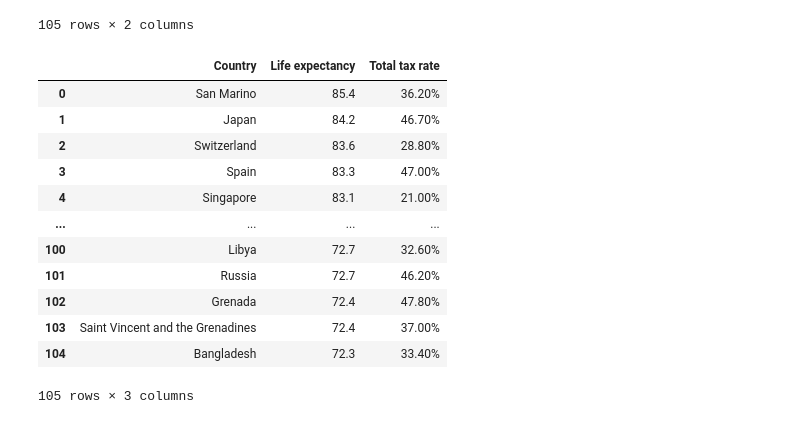
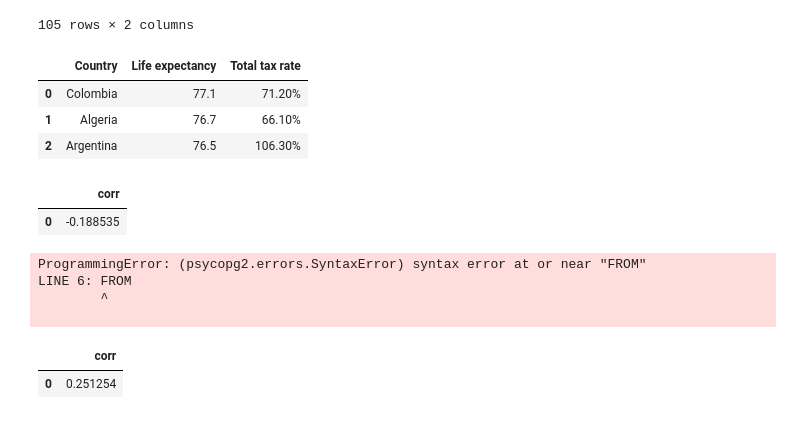
Before and after one commit to myrnamartinelli/world_data_queries, a Jupyter notebook: world_data_analysis.ipynb, the cells around one changed output. Saved outputs shown, nothing was run; the diff lists cells and outputs as text; code cells hidden in the pictures.

```diff
--- a/Untitled-1.ipynb
+++ b/world_data_analysis.ipynb
@@ -395,33 +395,73 @@ pd.read_sql_query(query,engine)
 | 104 | Bangladesh | 72.3 |
 105 rows × 2 columns
 # %%
-#Quais paises estao acima da media de expectativa de vida
+#Quais paises estao acima da media de expectativa de vida e possuem impostos maiores que o brasil
 
 query = """
 SELECT
     "Country",
     "Life expectancy",
     "Total tax rate"
 FROM
     world_data
 WHERE
-    "Life expectancy" > (SELECT AVG("Life expectancy") FROM world_data) AND "Total tax rate" < (SELECT "Total tax rate" FROM world_data WHERE "Country" = 'Brazil')
+    "Life expectancy" > (SELECT AVG("Life expectancy") FROM world_data)
+    AND CAST(REPLACE("Total tax rate", '%%', '') AS double precision) > (SELECT CAST(REPLACE("Total tax rate", '%%', '') AS double precision) FROM world_data WHERE "Country" = 'Brazil')
 ORDER BY
-    "Life expectancy" DESC
+    "Life expectancy" DESC;
+
 """
 
 pd.read_sql_query(query,engine)
 # %% [output]
 |  | Country | Life expectancy | Total tax rate |
-| 0 | San Marino | 85.4 | 36.20% |
-| 1 | Japan | 84.2 | 46.70% |
-| 2 | Switzerland | 83.6 | 28.80% |
-| 3 | Spain | 83.3 | 47.00% |
-| 4 | Singapore | 83.1 | 21.00% |
-| ... | ... | ... | ... |
-| 100 | Libya | 72.7 | 32.60% |
-| 101 | Russia | 72.7 | 46.20% |
-| 102 | Grenada | 72.4 | 47.80% |
-| 103 | Saint Vincent and the Grenadines | 72.4 | 37.00% |
-| 104 | Bangladesh | 72.3 | 33.40% |
+| 0 | Colombia | 77.1 | 71.20% |
+| 1 | Algeria | 76.7 | 66.10% |
+| 2 | Argentina | 76.5 | 106.30% |
-105 rows × 3 columns
+# %%
+#Correlacao entre Life Expectancy e Total tax Rate
+
+query = """
+SELECT
+    CORR("Life expectancy", CAST(REPLACE("Total tax rate", '%%', '') AS double precision))
+FROM
+    world_data
+
+"""
+
+pd.read_sql_query(query,engine)
+# %% [output]
+|  | corr |
+| 0 | -0.188535 |
+# %%
+#Correlacao entre Life Expectancy e Physicians per thousand
+
+query = """
+SELECT
+    CORR("Life expectancy", "Physicians per thousand")
+FROM
+    world_data
+
+"""
+
+pd.read_sql_query(query,engine)
+# %% [output]
+ProgrammingError: (psycopg2.errors.SyntaxError) syntax error at or near "FROM"
+LINE 6: FROM
+        ^
+
+# %%
+#Correlacao entre Out of pocket health expenditure e Total tax Rate
+
+query = """
+SELECT
+    CORR(CAST(REPLACE("Out of pocket health expenditure", '%%', '') AS double precision), CAST(REPLACE("Total tax rate", '%%', '') AS double precision))
+FROM
+    world_data
+
+"""
+
+pd.read_sql_query(query,engine)
+# %% [output]
+|  | corr |
+| 0 | 0.251254 |
```
